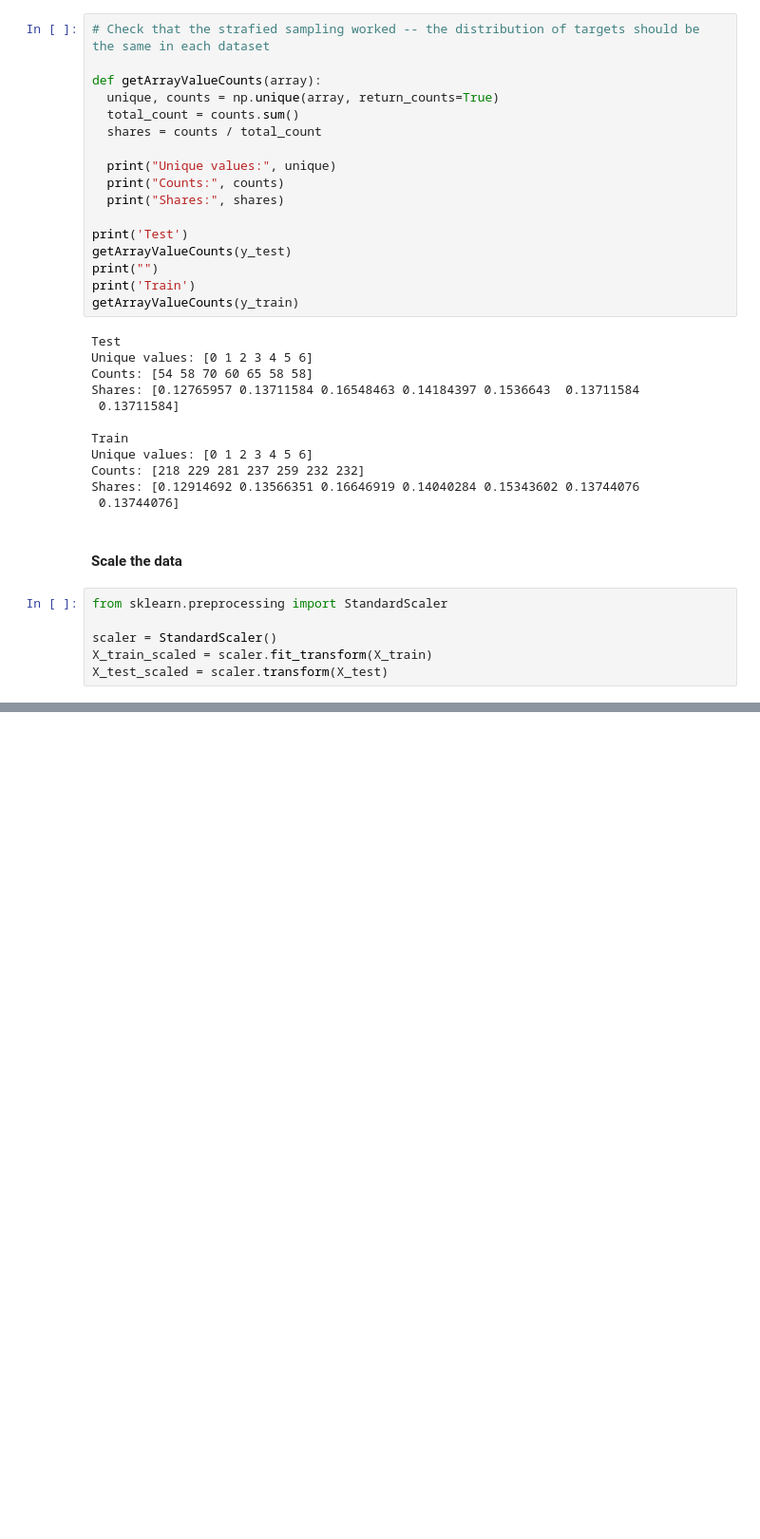
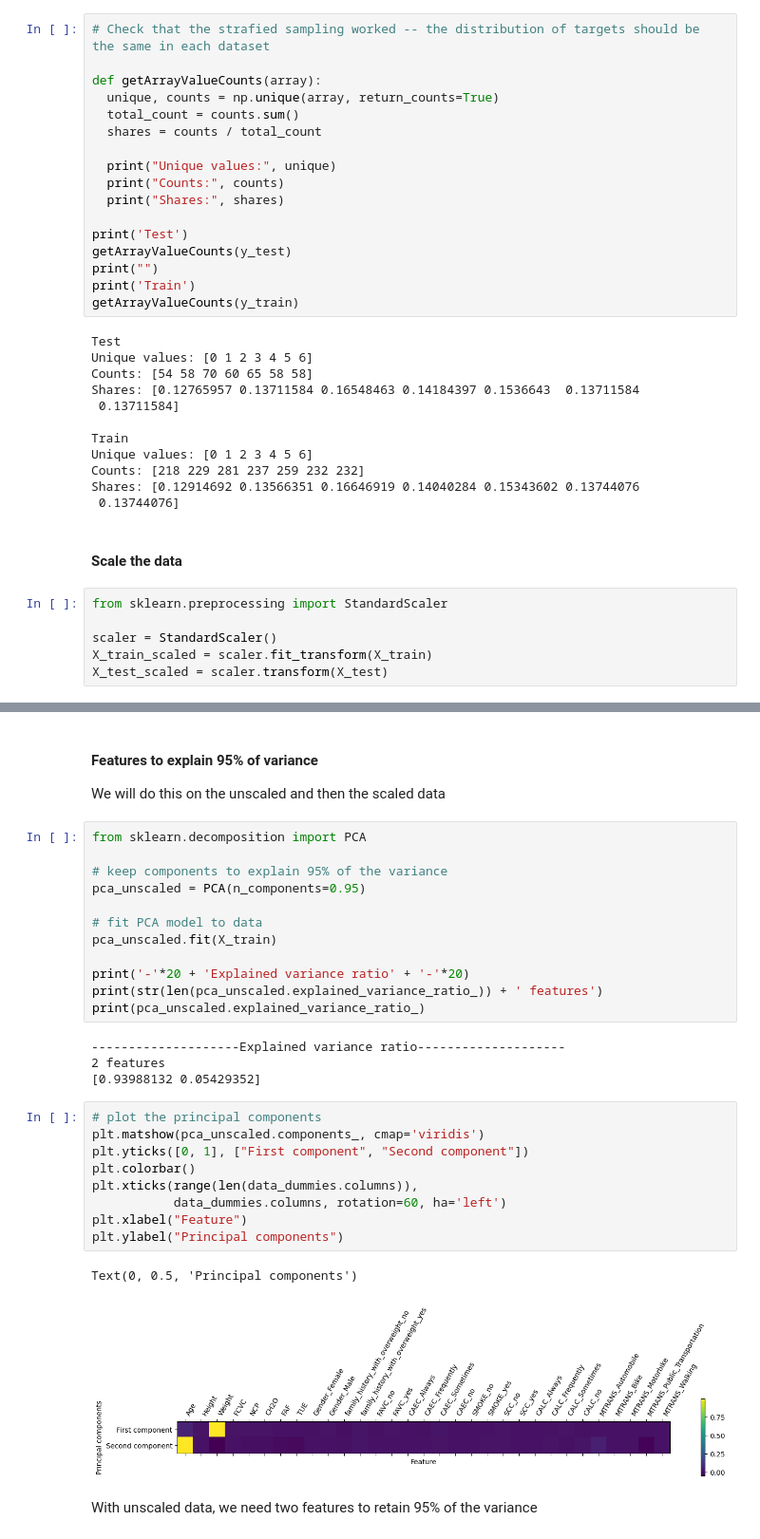
Before and after one commit to naterattner/data71200, a Jupyter notebook: project_3/data71200_summer24_project3.ipynb, the cells around one changed output, grey strips where cells are left out. Shown at 95% size. Cells and saved outputs as stored; diff of their text form; blank space fills up the shorter version.

```diff
--- a/project_3/data71200_summer24_project3.ipynb
+++ b/project_3/data71200_summer24_project3.ipynb
@@ -140,0 +145,34 @@ X_test_scaled = scaler.transform(X_test)
+# %% [markdown]
+#### Features to explain 95% of variance
+
+We will do this on the unscaled and then the scaled data
+# %%
+from sklearn.decomposition import PCA
+
+# keep components to explain 95% of the variance
+pca_unscaled = PCA(n_components=0.95)
+
+# fit PCA model to data
+pca_unscaled.fit(X_train)
+
+print('-'*20 + 'Explained variance ratio' + '-'*20)
+print(str(len(pca_unscaled.explained_variance_ratio_)) + ' features')
+print(pca_unscaled.explained_variance_ratio_)
+# %% [output]
+--------------------Explained variance ratio--------------------
+2 features
+[0.93988132 0.05429352]
+# %%
+# plot the principal components
+plt.matshow(pca_unscaled.components_, cmap='viridis')
+plt.yticks([0, 1], ["First component", "Second component"])
+plt.colorbar()
+plt.xticks(range(len(data_dummies.columns)),
+           data_dummies.columns, rotation=60, ha='left')
+plt.xlabel("Feature")
+plt.ylabel("Principal components")
+# %% [output]
+Text(0, 0.5, 'Principal components')
+[figure, added]
+# %% [markdown]
+With unscaled data, we need two features to retain 95% of the variance
```
Also changed, not shown: parts of 29 cells of this notebook.
